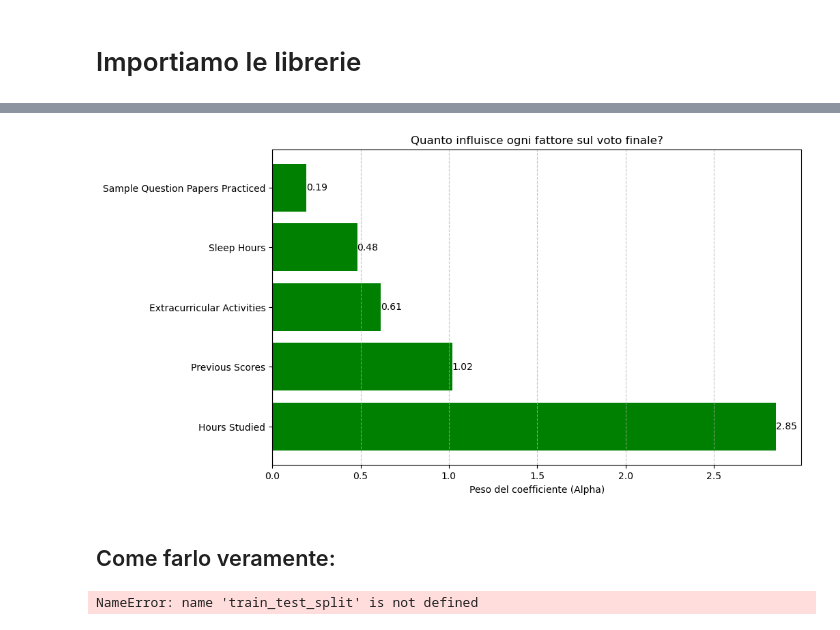
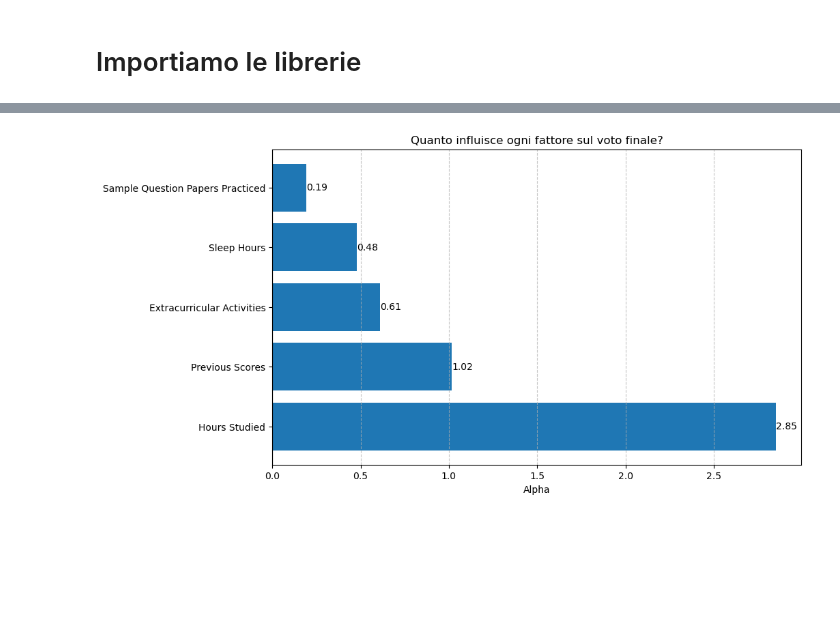
Before and after one commit to ItsTixel/calcolo_numerico, a Jupyter notebook: homeworks/hw3/hw_3.ipynb, the cells around one changed output, grey strips where cells are left out. Drawn from its saved outputs; the diff is of its cells as text; code cells hidden in the pictures; blank space fills up the shorter version.

```diff
--- a/homeworks/hw3/hw_3.ipynb
+++ b/homeworks/hw3/hw_3.ipynb
@@ -237,63 +184,20 @@ plt.show()
 # %%
-# Nomi delle features (escludiamo la colonna di "uni" aggiunta manualmente)
 feature_names = x_raw.columns
 
-# I coefficienti (escludiamo alpha[0] che è l'intercetta/bias)
-coefficients = alpha[1:]
+coefficients = model.coef_
 
 plt.figure(figsize=(10, 6))
 
-plt.barh(feature_names, coefficients, color=colors)
-plt.axvline(0, color='black', linewidth=0.8) # Linea dello zero
+plt.barh(feature_names, coefficients)
+plt.axvline(0, color='black', linewidth=0.8)
 
 plt.title("Quanto influisce ogni fattore sul voto finale?")
-plt.xlabel("Peso del coefficiente (Alpha)")
+plt.xlabel("Alpha")
 plt.grid(axis='x', linestyle='--', alpha=0.7)
 
-# Aggiungiamo i valori accanto alle barre per chiarezza
 for index, value in enumerate(coefficients):
     plt.text(value, index, f'{value:.2f}', va='center')
 
 plt.show()
 # %% [output]
-[figure, old version]
+[figure, new version]
-# %% [markdown]
-## Come farlo veramente:
-# %%
-# Separiamo i parametri e risultati in 4:
-X_train, X_test, y_train, y_test = train_test_split(x_raw, y_raw, test_size=0.2, random_state=42)
-
-# Scegliamo il modello
-model = LinearRegression()
-
-# TRAINING
-model.fit(X_train, y_train)
-
-# TESTING
-y_pred_test = model.predict(X_test)
-y_pred_train = model.predict(X_train)
-
-# Errore Quadratico Medio
-rmse_test = np.sqrt(mean_squared_error(y_test, y_pred_test))
-print(f"RMSE Test: {rmse_test:.4f}")
-
-# R2 Score
-r2_test = r2_score(y_test, y_pred_test)
-print(f"R2 Score Test: {r2_test:.4f}")
-
-print("Confronto R2:")
-print(f"Training R2: {r2_score(y_train, y_pred_train):.4f} (Quanto bene ha memorizzato)")
-print(f"Test R2:     {r2_test:.4f} (Quanto bene generalizza)")
-
-# Visualizzazione (Solo sul Test Set)
-plt.figure(figsize=(8, 6))
-plt.scatter(y_test, y_pred_test, color='green', alpha=0.5, label='Test Data')
-plt.plot([y_test.min(), y_test.max()], [y_test.min(), y_test.max()], 'r--', lw=2, label='Predizione')
-plt.xlabel("Voto Reale (Test Set)")
-plt.ylabel("Voto Predetto (Test Set)")
-plt.title(f"Performance sui dati nascosti (R2: {r2_test:.2f})")
-plt.legend()
-plt.grid(True)
-plt.show()
-# %% [output]
-NameError: name 'train_test_split' is not defined
```
Also changed, not shown: parts of 23 cells of this notebook, 4 other files.
